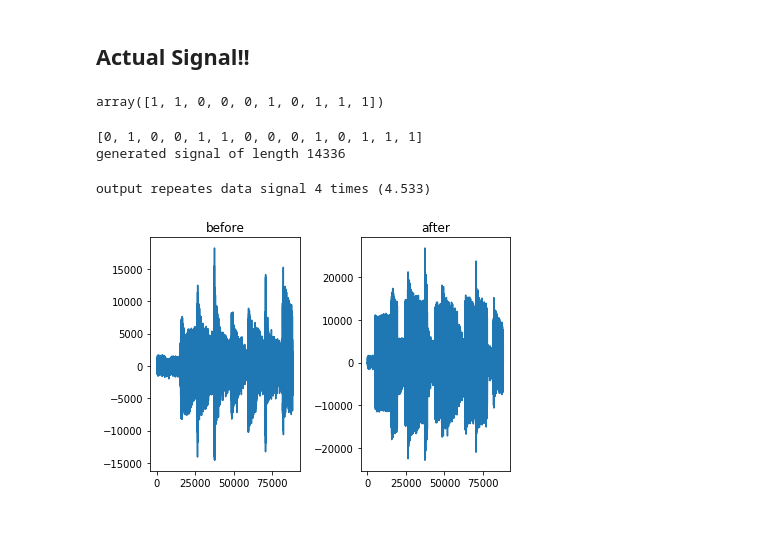
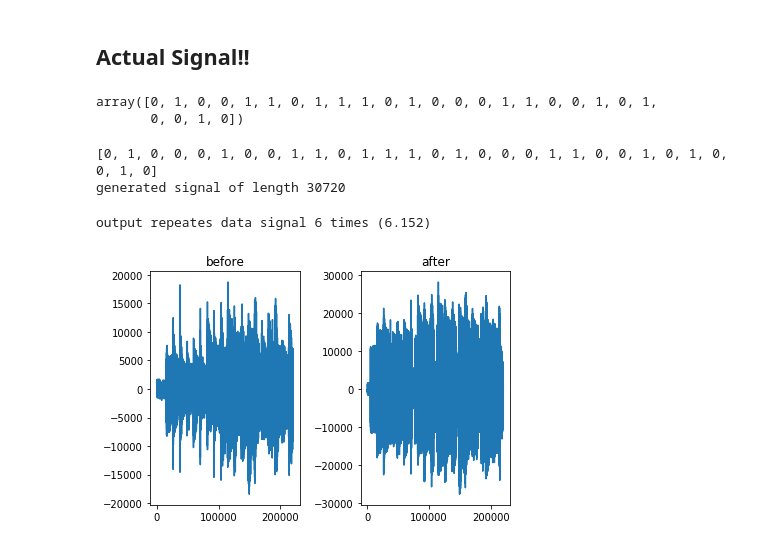
Before and after one commit to liangw6/musical-guacamole, a Jupyter notebook: soundqr-build.ipynb, the cells around one changed output. Saved outputs shown, nothing was run; the diff lists cells and outputs as text; code cells hidden in the pictures.

```diff
--- a/soundqr-build.ipynb
+++ b/soundqr-build.ipynb
@@ -130,23 +130,25 @@ wavfile.write('output/mixed_18_19.wav', 44100, np.array(new_signal))
 # %% [markdown]
 ## Actual Signal!!
 # %%
-curr_signal = np.random.choice([0, 1], 10)
+curr_signal = np.random.choice([0, 1], 26)
 curr_signal
 # %% [output]
-array([1, 1, 0, 0, 0, 1, 0, 1, 1, 1])
+array([0, 1, 0, 0, 1, 1, 0, 1, 1, 1, 0, 1, 0, 0, 0, 1, 1, 0, 0, 1, 0, 1,
+       0, 0, 1, 0])
 # %%
 preamble = [0, 1, 0, 0]
-curr_data = [1, 1, 0, 0, 0, 1, 0, 1, 1, 1]
+curr_data = [0, 1, 0, 0, 1, 1, 0, 1, 1, 1, 0, 1, 0, 0, 0, 1, 1, 0, 0, 1, 0, 1, 0, 0, 1, 0]
 all_data = preamble + curr_data
 print(all_data)
 
 full_data_signal = get_signal(all_data)
 # %% [output]
-[0, 1, 0, 0, 1, 1, 0, 0, 0, 1, 0, 1, 1, 1]
-generated signal of length 14336
+[0, 1, 0, 0, 0, 1, 0, 0, 1, 1, 0, 1, 1, 1, 0, 1, 0, 0, 0, 1, 1, 0, 0, 1, 0, 1, 0, 0, 1, 0]
+generated signal of length 30720
 # %%
 song_name = "original_songs/Scarborough-Fair.wav"
-all_signal = mix_with_music(full_data_signal, song_name, graph=True, write_to_file='output/example_signal.wav')
+all_signal = mix_with_music(full_data_signal, song_name, output_length=5*44100,
+                            graph=True, write_to_file='output/example_signal_26bit.wav')
 # %% [output]
-output repeates data signal 4 times (4.533)
+output repeates data signal 6 times (6.152)
-[figure, old version]
+[figure, new version]
```
Also changed, not shown: parts of 2 cells of this notebook, 2 other files.
